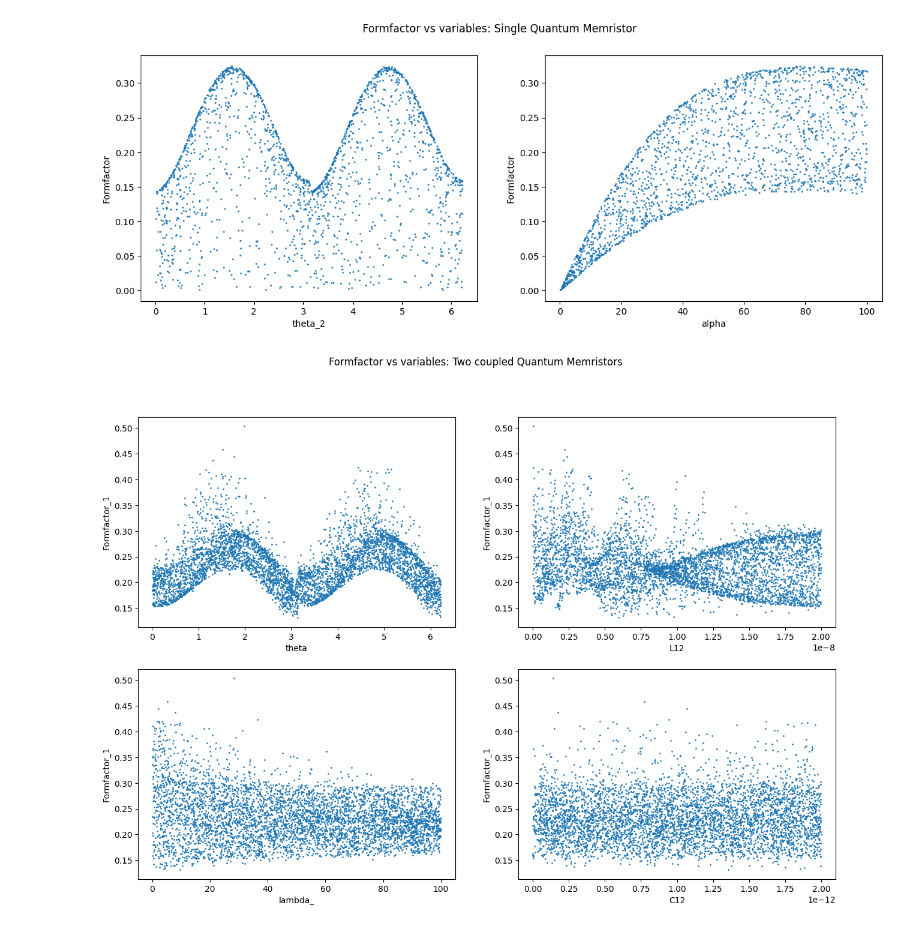
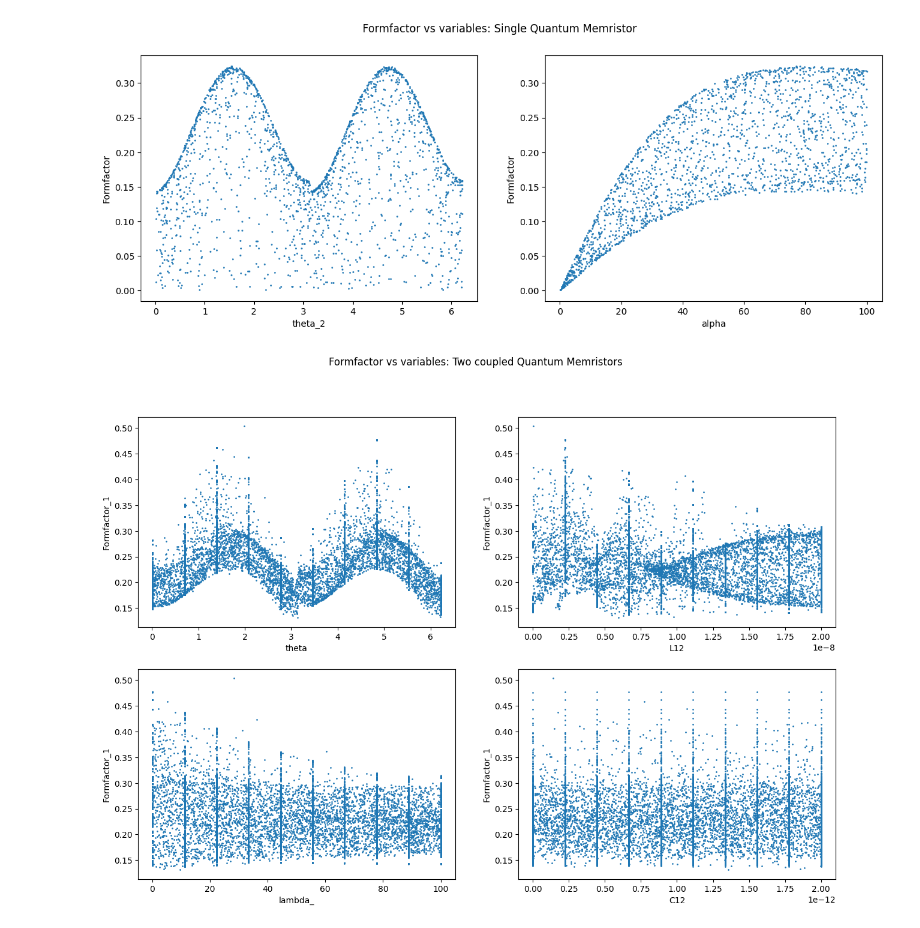
Before and after one commit to carlos-hernani/QuantumMemristor, a Jupyter notebook: quantum_memristor.ipynb, the cells around one changed output. Cells and saved outputs as stored; diff of their text form; code cells hidden in the pictures.

Commit message:
plots & results
depending on the platform, some results may vary and the time taken is also affected

```diff
--- a/quantum_memristor.ipynb
+++ b/quantum_memristor.ipynb
@@ -15,12 +15,13 @@ from lazypredict.Supervised import LazyRegressor
 from sklearn.model_selection import train_test_split
 
 # Float format
-pd.options.display.float_format = '{:,.5f}'.format
+pd.options.display.float_format = '{:,.3g}'.format
 
 # Loading the data
 
 path_single_memristor = './data/Single_memristor_formfactor.dat'
 path_coupled_memristor = './data/Coupled_memristors_formfactor.dat'
+path_coupled_grid_memristor = './data/Coupled_memristors_formfactor_grid.dat'
 
 with open(path_single_memristor, 'rb') as file:
     data_single, v_single, iqp_single, time_single, parameters_single, info_single = load(file)
@@ -28,8 +29,12 @@ with open(path_single_memristor, 'rb') as file:
 with open(path_coupled_memristor, 'rb') as file:
     data_coupled, v_coupled, iqp_coupled, time_coupled, parameters_coupled, info_coupled = load(file)
 
+with open(path_coupled_grid_memristor, 'rb') as file:
+    data_coupled_grid, v_coupled_grid, iqp_coupled_grid, time_coupled_grid, parameters_coupled_grid, info_coupled_grid = load(file)
+
 df_single = pd.DataFrame(data_single)
 df_coupled = pd.DataFrame(data_coupled)
+df_grid = pd.DataFrame(data_coupled_grid)
 # %%
 # Description of Dataset Single
 
@@ -76,20 +93,21 @@ plt.show()
 # %%
 # Plots Single Form Factor vs parameters
 fig, axes = plt.subplots(nrows=2, ncols=2,figsize=(15,10))
+df_coupled = pd.concat([df_grid,df_coupled])
 df = df_coupled
 df.plot(x='theta', y='Formfactor_1', kind='scatter', s=.9, ax=axes[0,0])
 #df.plot(x='theta', y='Formfactor_2', kind='scatter', s=.9, ax=axes[0,1])
 df.plot(x='lambda_', y='Formfactor_1', kind='scatter', s=.9, ax=axes[1,0])
 #df.plot(x='lambda_', y='Formfactor_2', kind='scatter', s=.9, ax=axes[1,1])
 df.plot(x='L12', y='Formfactor_1', kind='scatter', s=.9, ax=axes[0,1])
 #df.plot(x='L12', y='Formfactor_2', kind='scatter', s=.9, ax=axes[2,1])
 df.plot(x='C12', y='Formfactor_1', kind='scatter', s=.9, ax=axes[1,1])
 #df.plot(x='C12', y='Formfactor_2', kind='scatter', s=.9, ax=axes[3,1])
 plt.suptitle("Formfactor vs variables: Two coupled Quantum Memristors")
 fig.savefig('./figures/coupledqm_ff.pdf')
 plt.show()
 # %% [output]
-[figure, old version]
+[figure, new version]
 # %%
 # Training Models
 xcols_single = df_single.columns[0:2]
```
Also changed, not shown: parts of 5 cells of this notebook, 2 other files.
